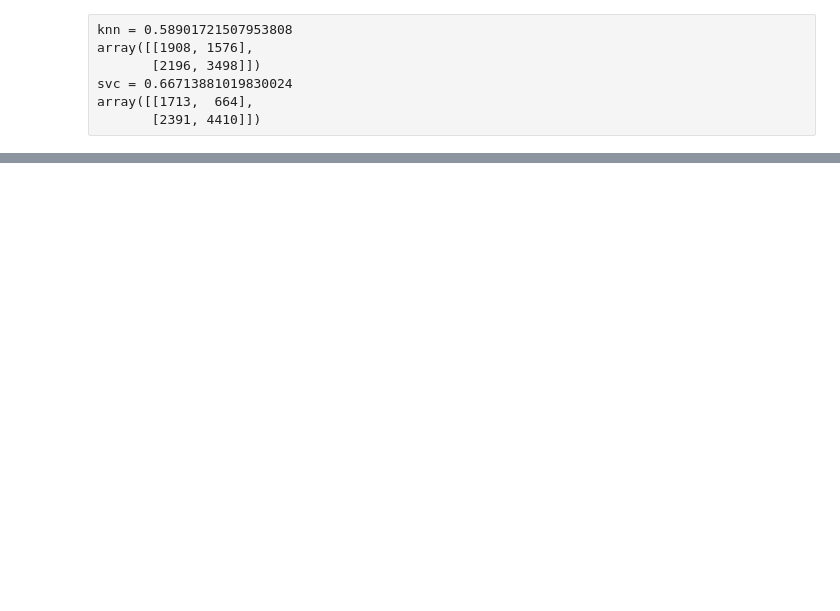
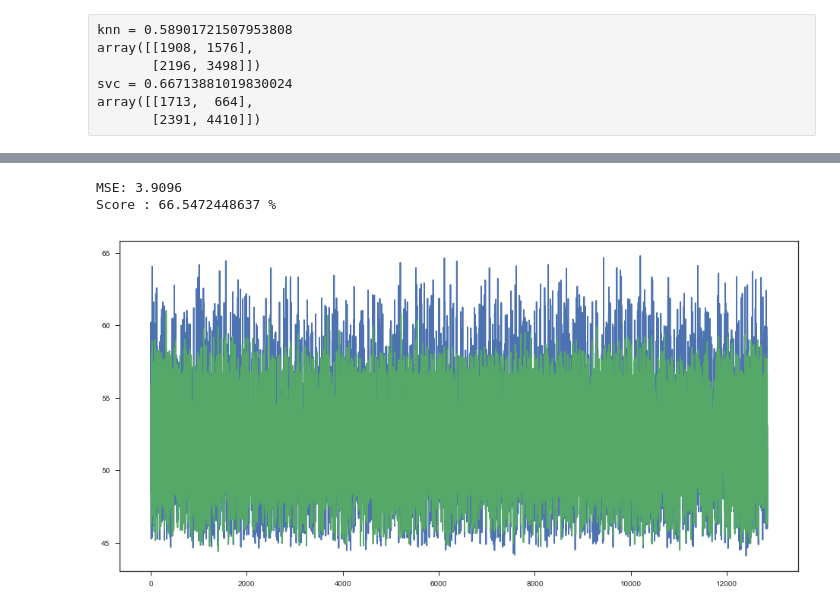
Before and after one commit to tbugaievskyi/Microsoft-DAT102x-Data-Science-Professional-Project, a Jupyter notebook: 10 Dat102x Challenge 1.1 (answears).ipynb, the cells around one changed output, grey strips where cells are left out. Drawn from its saved outputs; the diff is of its cells as text; code cells hidden in the pictures; blank space fills up the shorter version.

```diff
--- a/10 Dat102x Challenge 1.1 (answears).ipynb
+++ b/10 Dat102x Challenge 1.1 (answears).ipynb
@@ -766,3 +754,11 @@ F1 score binary:  81.6970613248 %
 # 2. Next, create a regression model that predicts a customer's average monthly spend.
 # The model should predict average monthly spend for new customers for whom no information
 # about average monthly spend or previous bike purchases is available. Refine your model to optimize its RMSE.
+# %%
+print("Ridge model")
+from sklearn.linear_model import Ridge
+n_samples, n_features = 10, 5
+np.random.seed(0)
+clf = Ridge(alpha=1.0)
+clf.fit(data_train, label_train_R)
+print("Score :",(clf.score(data_test, label_test_R))*100,"%")
@@ -768,0 +809,21 @@ F1 score binary:  81.6970613248 %
+# %%
+# Fit regression model
+from sklearn import ensemble
+params = {'n_estimators': 500, 'max_depth': 4, 'min_samples_split': 2,
+          'learning_rate': 0.01, 'loss': 'ls'}
+clf = ensemble.GradientBoostingRegressor(**params)
+
+clf.fit(data_train, label_train_R)
+mse = mean_squared_error(label_test_R, clf.predict(data_test))
+print("MSE: %.4f" % mse)
+print("Score :",(clf.score(data_test, label_test_R))*100,"%")
+
+x_plot = list(range(0, label_test_R.count()))
+fig, ax = plt.subplots(1, 1, figsize = (16,8))
+plt.plot(x_plot, label_test_R)
+plt.plot(x_plot, clf.predict(data_test))
+plt.show()
+# %% [output]
+MSE: 3.9096
+Score : 66.5472448637 %
+[figure, added]
```
Also changed, not shown: parts of 45 cells of this notebook.
